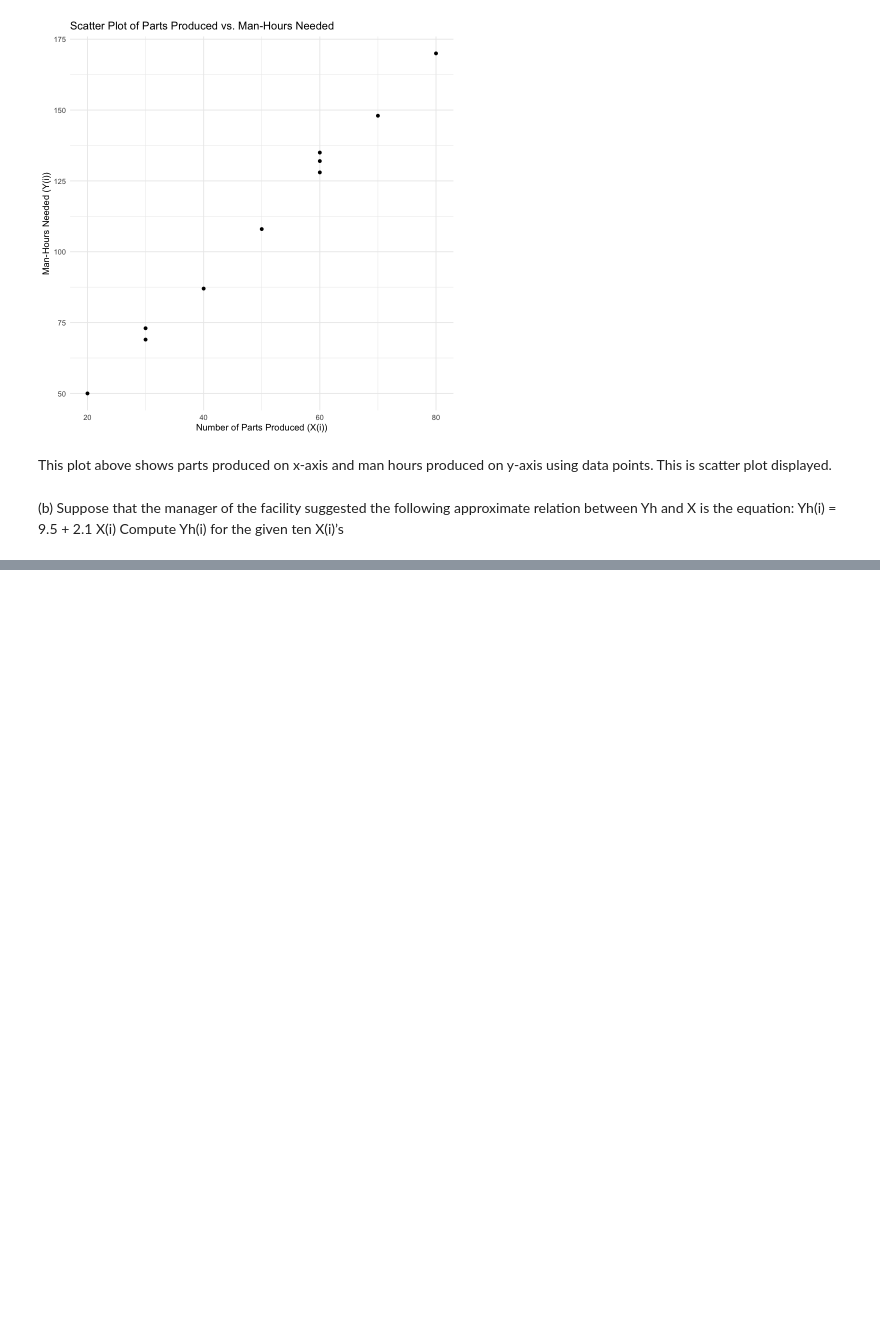
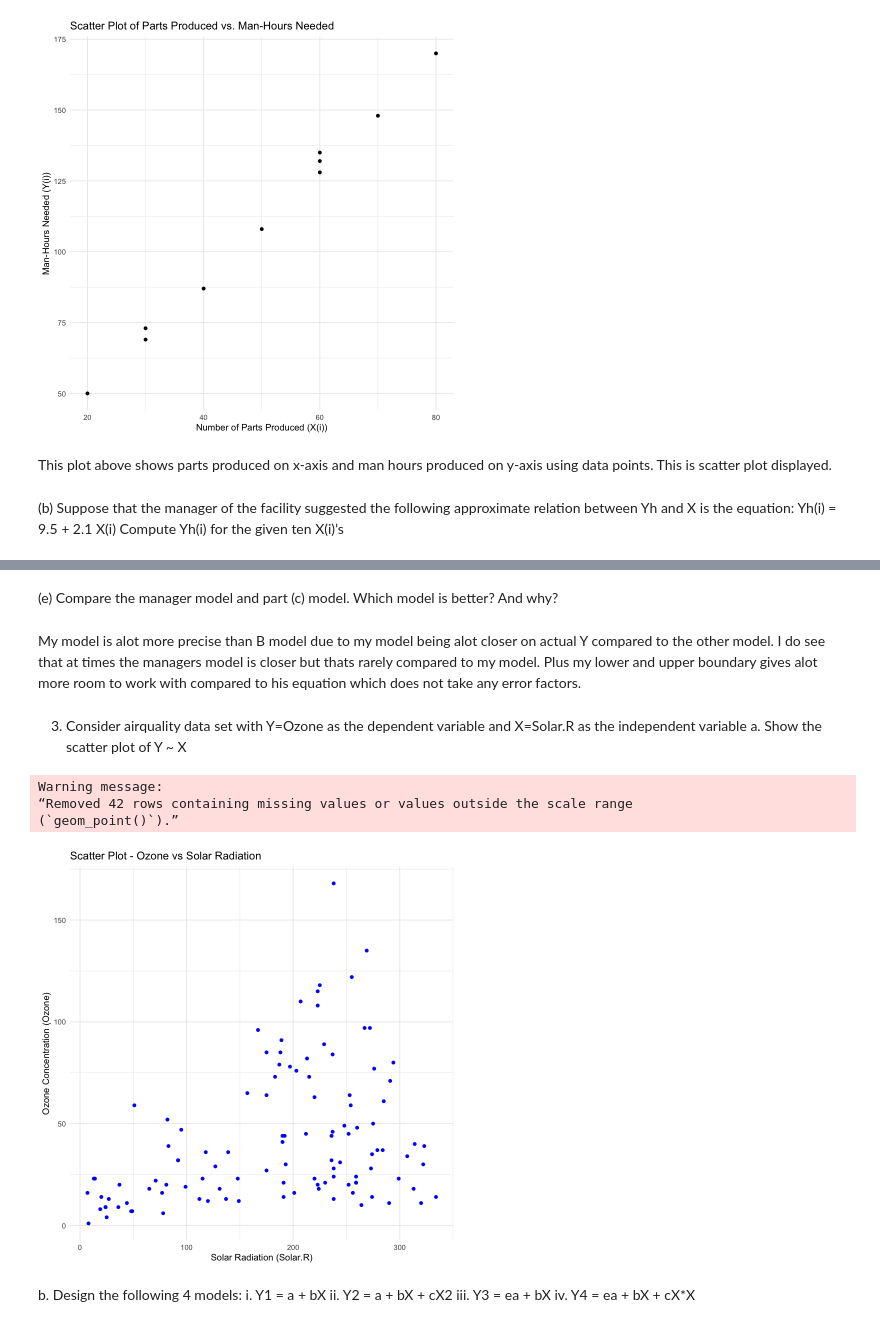
Before and after one commit to mencinas93/RDatapoints_HeartWeight, a Jupyter notebook: Michael_Encinas.ipynb, the cells around one changed output, grey strips where cells are left out. Cells and saved outputs as stored; diff of their text form; code cells hidden in the pictures; blank space fills up the shorter version.

```diff
--- a/Michael_Encinas.ipynb
+++ b/Michael_Encinas.ipynb
@@ -248,0 +343,8 @@ Compute Yh(i) for the given ten X(i)’s
+# %% [markdown]
+(e) Compare the manager model and part (c) model. Which model is better? And why?
+# %% [markdown]
+My model is alot more precise than B model due to my model being alot closer on actual Y compared to the other model. I do see that at times the managers model is closer but thats rarely compared to my model. Plus my lower and upper boundary gives alot more room to work with compared to his equation which does not take any error factors.
+# %% [markdown]
+3. Consider airquality data set with Y=Ozone as the dependent variable and X=Solar.R as the
+independent variable
+a. Show the scatter plot of Y ~ X
@@ -248,0 +353,12 @@ Compute Yh(i) for the given ten X(i)’s
+# %%
+ggplot(airquality, aes(x = Solar.R, y = Ozone)) +
+  geom_point(color = "blue") +
+  labs(title = "Scatter Plot - Ozone vs Solar Radiation",
+       x = "Solar Radiation (Solar.R)",
+       y = "Ozone Concentration (Ozone)") +
+  theme_minimal()
+# %% [output]
+Warning message:
+“Removed 42 rows containing missing values or values outside the scale range
+(`geom_point()`).”
+[figure, added]
@@ -248,0 +367,6 @@ Compute Yh(i) for the given ten X(i)’s
+# %% [markdown]
+b. Design the following 4 models:
+i. Y1 = a + bX
+ii. Y2 = a + bX + cX2
+iii. Y3 = ea + bX
+iv. Y4 = ea + bX + cX*X
```
Also changed, not shown: parts of 34 cells of this notebook.
